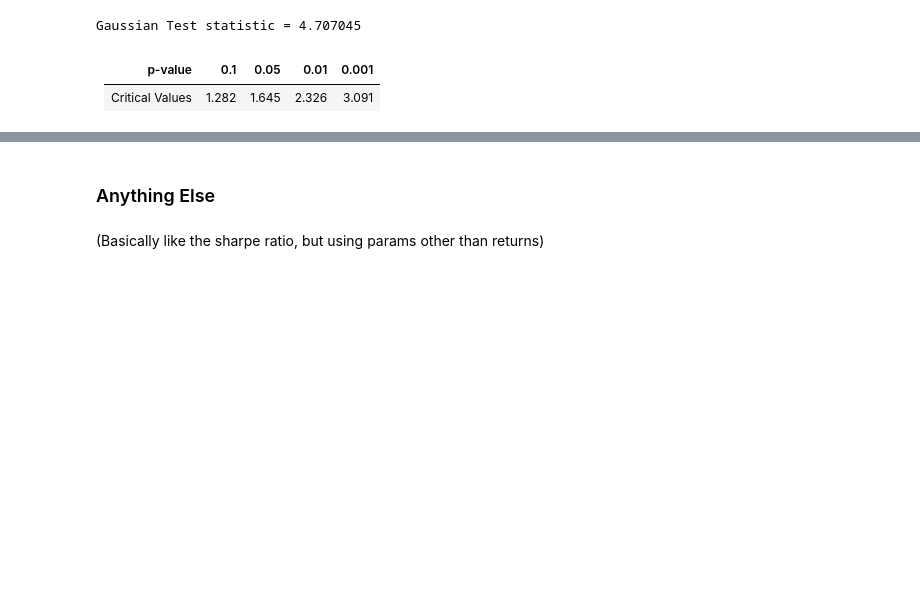
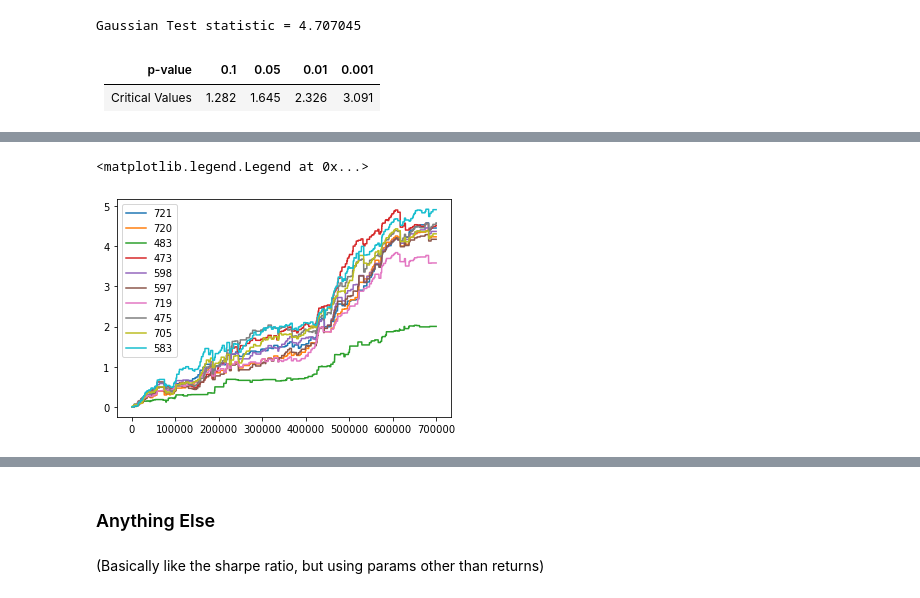
Before and after one commit to sunnymnie/crypto-printer, a Jupyter notebook: research/metrics-research.ipynb, the cells around one changed output, grey strips where cells are left out. Drawn from its saved outputs; the diff is of its cells as text; code cells hidden in the pictures; blank space fills up the shorter version.

```diff
--- a/research/metrics-research.ipynb
+++ b/research/metrics-research.ipynb
@@ -137,3 +187,3 @@ daily_returns1
 # %%
-d3 = daily_returns1.nlargest(10,'sharpe')
+bigdf_result = bigdf_filtered.nlargest(10,'sharpe')
 # %%
@@ -152,0 +203,8 @@ d3
+# %%
+fig, ax = plt.subplots()
+for index, row in bigdf_result.iterrows():
+    pd.Series(row['cusum']).plot(legend=True)
+ax.legend(bigdf_result.index)
+# %% [output]
+<matplotlib.legend.Legend at 0x...>
+[figure, added]
```
Also changed, not shown: parts of 16 cells of this notebook, 1 other file.
